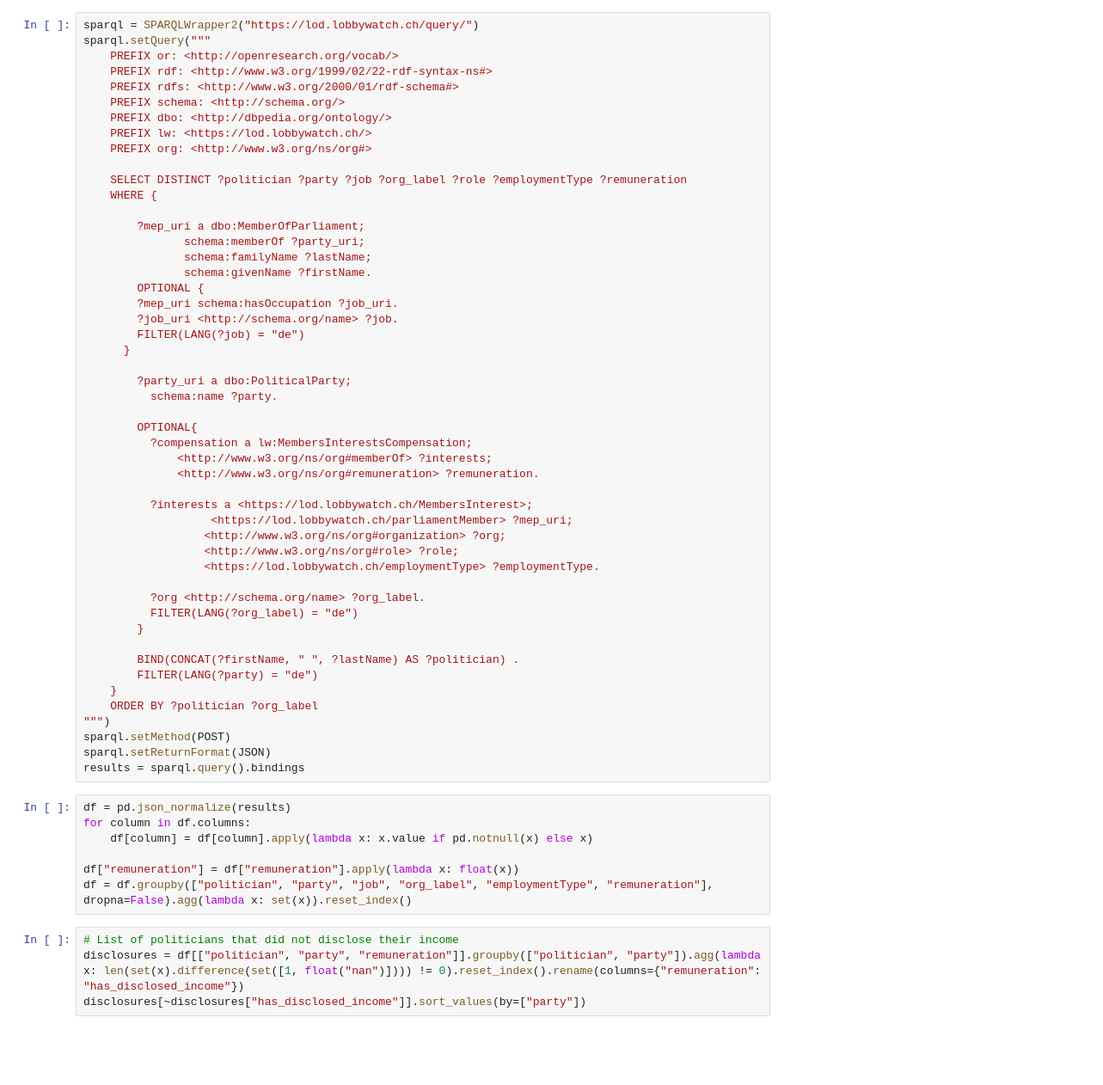
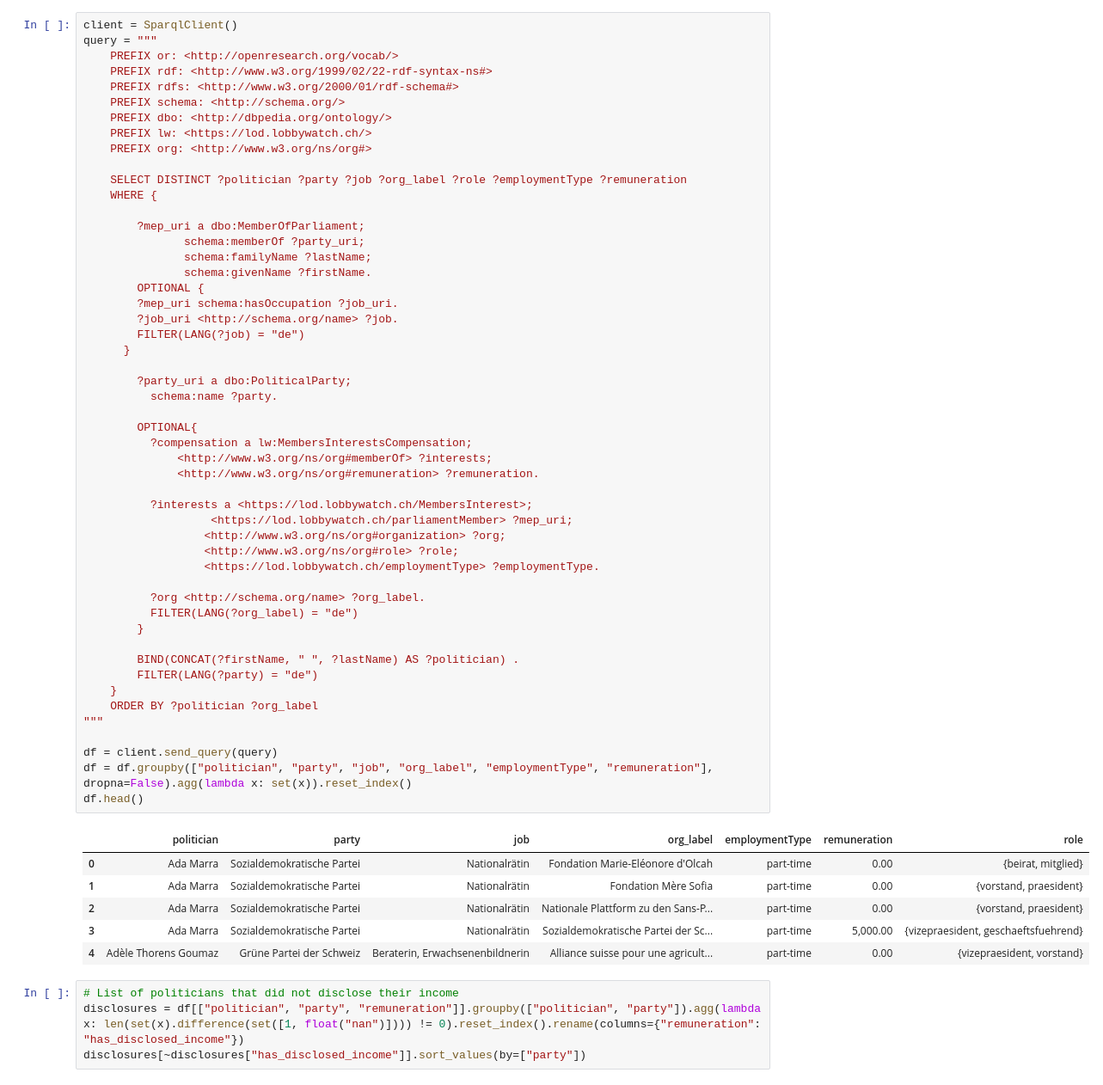
Before and after one commit to zazuko/lined-lobbysts, a Jupyter notebook: main.ipynb, the cells around one changed output. Shown: that part at 86% size. Drawn from its saved outputs; the diff is of its cells as text; blank space fills up the shorter version.

```diff
--- a/main.ipynb
+++ b/main.ipynb
@@ -10,8 +8,8 @@ import plotly.graph_objects as go
 
 pd.options.display.float_format = '{:,.2f}'.format
 # %%
-sparql = SPARQLWrapper2("https://lod.lobbywatch.ch/query/")
-sparql.setQuery("""
+client = SparqlClient()
+query = """
     PREFIX or: <http://openresearch.org/vocab/>
     PREFIX rdf: <http://www.w3.org/1999/02/22-rdf-syntax-ns#>
     PREFIX rdfs: <http://www.w3.org/2000/01/rdf-schema#>
@@ -28,44 +26,45 @@ sparql.setQuery("""
                schema:familyName ?lastName;
                schema:givenName ?firstName.
         OPTIONAL {
         ?mep_uri schema:hasOccupation ?job_uri.
         ?job_uri <http://schema.org/name> ?job.
         FILTER(LANG(?job) = "de")
       }
 
         ?party_uri a dbo:PoliticalParty;
           schema:name ?party.
 
         OPTIONAL{
           ?compensation a lw:MembersInterestsCompensation;
               <http://www.w3.org/ns/org#memberOf> ?interests;
               <http://www.w3.org/ns/org#remuneration> ?remuneration.
 
           ?interests a <https://lod.lobbywatch.ch/MembersInterest>;
                    <https://lod.lobbywatch.ch/parliamentMember> ?mep_uri;
                   <http://www.w3.org/ns/org#organization> ?org;
                   <http://www.w3.org/ns/org#role> ?role;
                   <https://lod.lobbywatch.ch/employmentType> ?employmentType.
 
           ?org <http://schema.org/name> ?org_label.
           FILTER(LANG(?org_label) = "de")
         }
 
         BIND(CONCAT(?firstName, " ", ?lastName) AS ?politician) .
         FILTER(LANG(?party) = "de")
     }
     ORDER BY ?politician ?org_label
-""")
-sparql.setMethod(POST)
-sparql.setReturnFormat(JSON)
-results = sparql.query().bindings
+"""
+
+df = client.send_query(query)
+df = df.groupby(["politician", "party", "job", "org_label", "employmentType", "remuneration"], dropna=False).agg(lambda x: set(x)).reset_index()
+df.head()
+# %% [output]
+|  | politician | party | job | org_label | employmentType | remuneration | role |
+| 0 | Ada Marra | Sozialdemokratische Partei | Nationalrätin | Fondation Marie-Eléonore d'Olcah | part-time | 0.00 | {beirat, mitglied} |
+| 1 | Ada Marra | Sozialdemokratische Partei | Nationalrätin | Fondation Mère Sofia | part-time | 0.00 | {vorstand, praesident} |
+| 2 | Ada Marra | Sozialdemokratische Partei | Nationalrätin | Nationale Plattform zu den Sans-P... | part-time | 0.00 | {vorstand, praesident} |
+| 3 | Ada Marra | Sozialdemokratische Partei | Nationalrätin | Sozialdemokratische Partei der Sc... | part-time | 5,000.00 | {vizepraesident, geschaeftsfuehrend} |
+| 4 | Adèle Thorens Goumaz | Grüne Partei der Schweiz | Beraterin, Erwachsenenbildnerin | Alliance suisse pour une agricult... | part-time | 0.00 | {vizepraesident, vorstand} |
-# %%
-df = pd.json_normalize(results)
-for column in df.columns:
-    df[column] = df[column].apply(lambda x: x.value if pd.notnull(x) else x)
-
-df["remuneration"] = df["remuneration"].apply(lambda x: float(x))
-df = df.groupby(["politician", "party", "job", "org_label", "employmentType", "remuneration"], dropna=False).agg(lambda x: set(x)).reset_index()
 # %%
 # List of politicians that did not disclose their income
 disclosures = df[["politician", "party", "remuneration"]].groupby(["politician", "party"]).agg(lambda x: len(set(x).difference(set([1, float("nan")]))) != 0).reset_index().rename(columns={"remuneration": "has_disclosed_income"})
```
Also changed, not shown: parts of 7 cells of this notebook, 6 other files.
